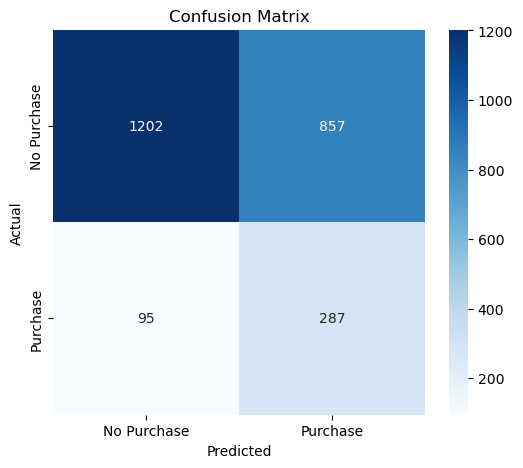
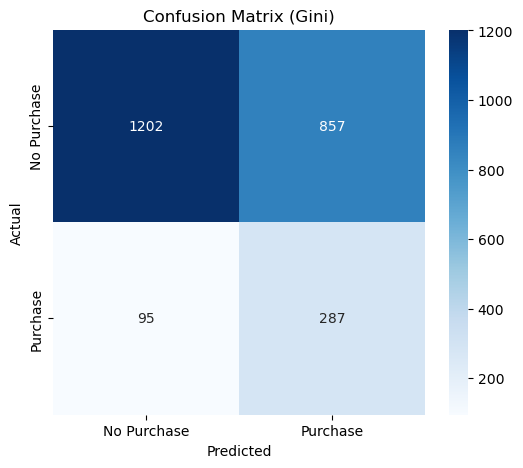
Unified diff of the notebook cell whose output changed from the first chart to the second:
--- before
+++ after
@@ -8,5 +8,6 @@
         __import__(mod)
     except ImportError:
-        subprocess.check_call([sys.executable, "-m", "pip", "install", mod if mod != 'sklearn' else 'scikit-learn'])
+        target_mod = 'scikit-learn' if mod == 'sklearn' else mod
+        subprocess.check_call([sys.executable, "-m", "pip", "install", target_mod])
 
 import pandas as pd
@@ -14,8 +15,8 @@
 import matplotlib.pyplot as plt
 import seaborn as sns
-from sklearn.tree import DecisionTreeClassifier, export_text
+from sklearn.tree import DecisionTreeClassifier, export_text, plot_tree
 from sklearn.metrics import accuracy_score, precision_score, recall_score, f1_score, confusion_matrix
 
-# 데이터 로드 (전처리 완료된 CSV: PageValues 제거, 파생변수 추가, One-Hot 인코딩 적용 완료)
+# 데이터 로드
 X_train = pd.read_csv('csv/X_train.csv')
 X_test = pd.read_csv('csv/X_test.csv')
@@ -23,14 +24,19 @@
 y_test = pd.read_csv('csv/y_test.csv').values.ravel()
 
-# 모델 정의 및 학습
-model = DecisionTreeClassifier(max_depth=3, class_weight='balanced', random_state=42)
+# --------------------------------------------------
+# [수업 내용 적용] 지니 불순도(Gini Impurity) 기반 모델 설계
+# --------------------------------------------------
+# criterion='gini'로 명시 (기본값이지만 보고서 제출용으로 명시적 선언이 좋음)
+# max_depth=3 (과적합 방지 사전 가지치기), class_weight='balanced' (불균형 데이터 해소)
+model = DecisionTreeClassifier(criterion='gini', max_depth=3, class_weight='balanced', random_state=42)
 model.fit(X_train, y_train)
 
 # 예측 및 평가지표 출력
 y_pred = model.predict(X_test)
+print("=== 최종 제안 모델 (Gini Index 기반 Tree) 평가 ===")
 print(f"Accuracy : {accuracy_score(y_test, y_pred):.4f}")
 print(f"Precision: {precision_score(y_test, y_pred):.4f}")
 print(f"Recall   : {recall_score(y_test, y_pred):.4f}")
-print(f"F1-score : {f1_score(y_test, y_pred):.4f}")
+print(f"F1-score : {f1_score(y_test, y_pred):.4f}\n")
 
 # Confusion Matrix 시각화 및 저장
@@ -42,15 +48,15 @@
 plt.ylabel('Actual')
 plt.xlabel('Predicted')
-plt.title('Confusion Matrix')
+plt.title('Confusion Matrix (Gini)')
 plt.savefig('confusion_matrix_final.png', bbox_inches='tight')
 plt.show()
 
-# Feature Importance 시각화 및 저장
+# Feature Importance 시각화 및 저장 (FutureWarning 방지 구조)
 importances = model.feature_importances_
 indices = np.argsort(importances)[::-1]
 
 plt.figure(figsize=(10, 6))
-sns.barplot(x=importances[indices][:10], y=X_train.columns[indices][:10], palette='viridis')
-plt.title('Top 10 Feature Importances')
+sns.barplot(x=importances[indices][:10], y=X_train.columns[indices][:10], hue=X_train.columns[indices][:10], palette='viridis', legend=False)
+plt.title('Top 10 Feature Importances (Gini)')
 plt.xlabel('Importance')
 plt.ylabel('Features')
@@ -58,4 +64,13 @@
 plt.show()
 
+# 보고서 제출용 트리 구조 시각화 (각 노드별 지니 불순도 감소 확인용)
+plt.figure(figsize=(20, 10))
+plot_tree(model, feature_names=list(X_train.columns), 
+          class_names=['No Purchase', 'Purchase'], 
+          filled=True, rounded=True, fontsize=12)
+plt.title('Decision Tree Structure (Criterion=GINI, max_depth=3)', fontsize=16)
+plt.savefig('decision_tree_structure.png', bbox_inches='tight')
+plt.show()
+
 # 트리 분기 규칙 출력
 print("\n--- Decision Tree Rules ---")

Commit: feat: DecisionTree 완료